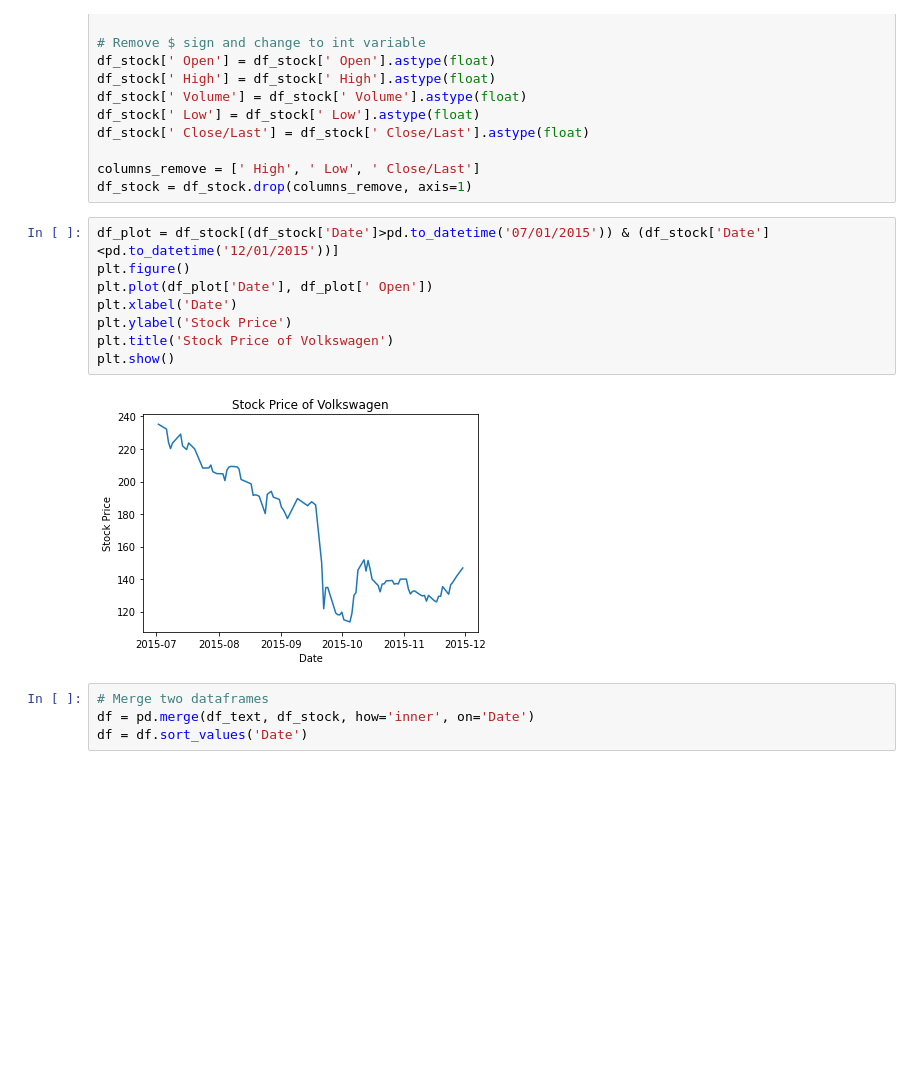
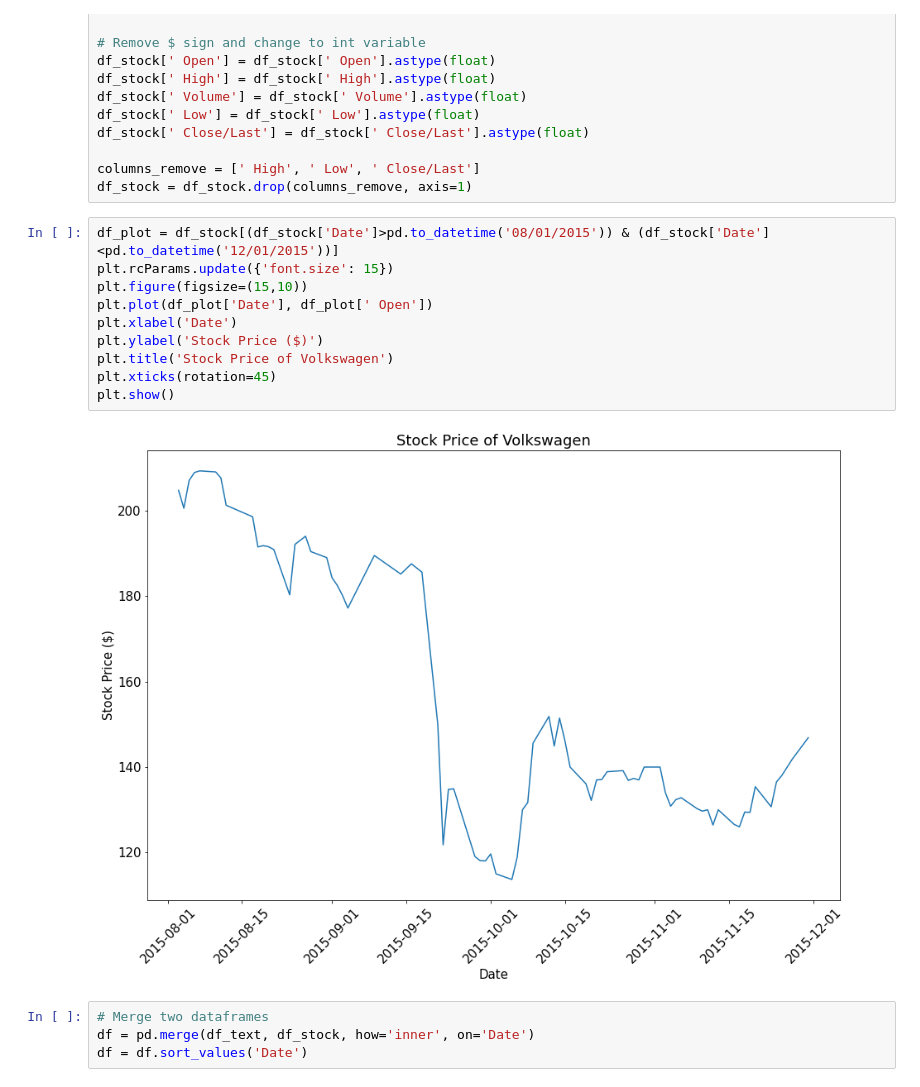
Before and after one commit to anair123/NLP-Final-Project, a Jupyter notebook: NLP Project/Volkswagen.ipynb, the cells around one changed output. Drawn from its saved outputs; the diff is of its cells as text; blank space fills up the shorter version.

```diff
--- a/NLP Project/Volkswagen.ipynb
+++ b/NLP Project/Volkswagen.ipynb
@@ -154,15 +154,17 @@ df_stock[' Close/Last'] = df_stock[' Close/Last'].astype(float)
 columns_remove = [' High', ' Low', ' Close/Last']
 df_stock = df_stock.drop(columns_remove, axis=1)
 # %%
-df_plot = df_stock[(df_stock['Date']>pd.to_datetime('07/01/2015')) & (df_stock['Date']<pd.to_datetime('12/01/2015'))]
-plt.figure()
+df_plot = df_stock[(df_stock['Date']>pd.to_datetime('08/01/2015')) & (df_stock['Date']<pd.to_datetime('12/01/2015'))]
+plt.rcParams.update({'font.size': 15})
+plt.figure(figsize=(15,10))
 plt.plot(df_plot['Date'], df_plot[' Open'])
 plt.xlabel('Date')
-plt.ylabel('Stock Price')
+plt.ylabel('Stock Price ($)')
 plt.title('Stock Price of Volkswagen')
+plt.xticks(rotation=45)
 plt.show()
 # %% [output]
-[figure, old version]
+[figure, new version]
 # %%
 # Merge two dataframes
 df = pd.merge(df_text, df_stock, how='inner', on='Date')
```
Also changed, not shown: parts of 14 cells of this notebook, 1 other file.
